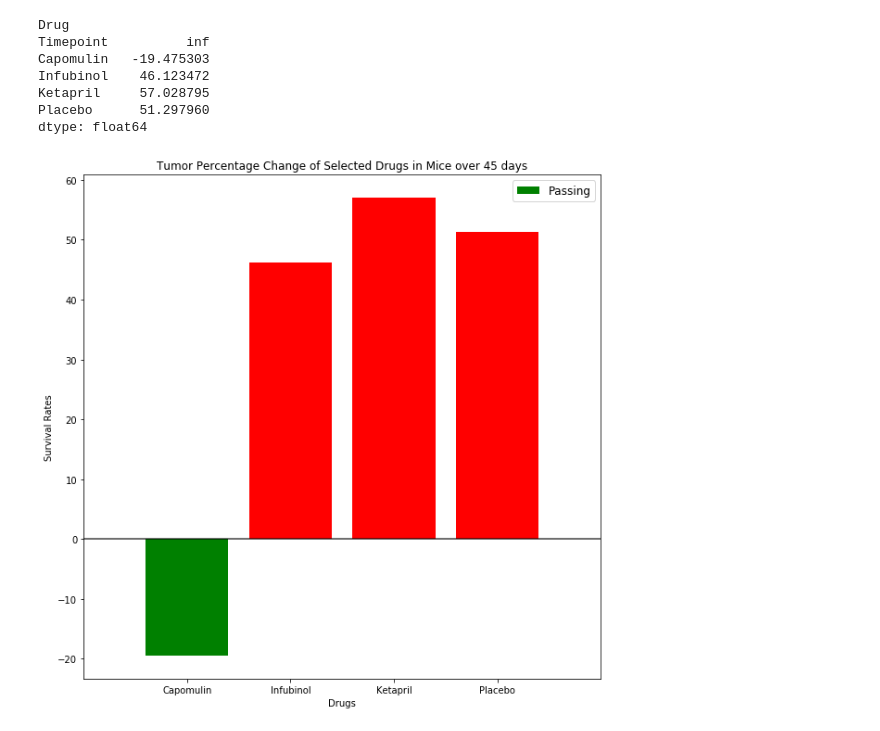
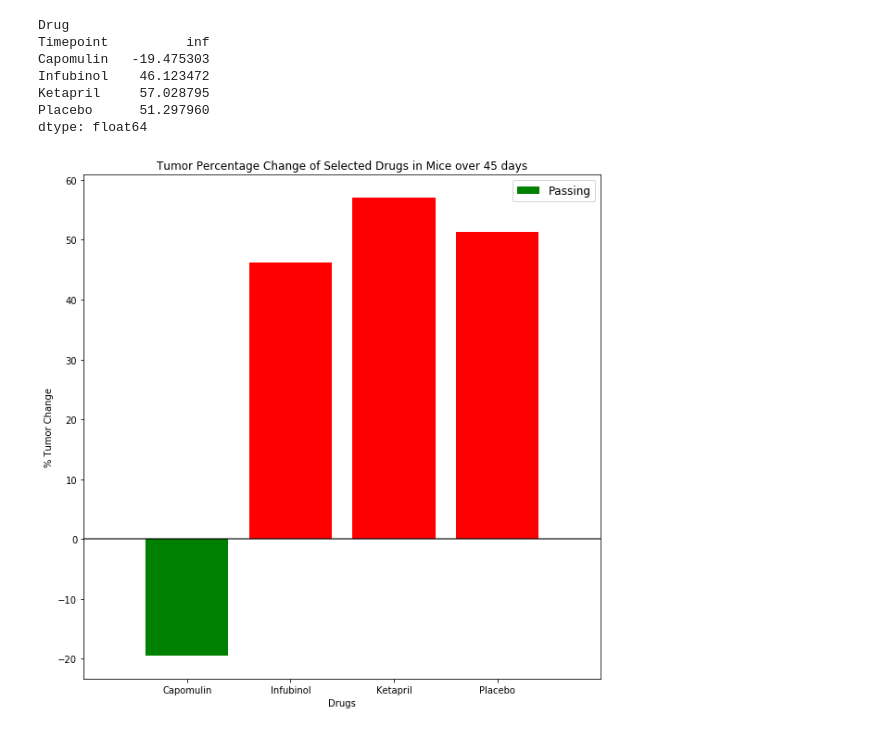
Before and after one commit to ReidP31/matplotlib-challenge, a Jupyter notebook: Pymaceuticals/pymaceuticals_starter.ipynb, the cells around one changed output. Saved outputs shown, nothing was run; the diff lists cells and outputs as text; code cells hidden in the pictures.

```diff
--- a/Pymaceuticals/pymaceuticals_starter.ipynb
+++ b/Pymaceuticals/pymaceuticals_starter.ipynb
@@ -336,36 +359,35 @@ tumor_pct_change_tuple = (tumor_pct_change[1],tumor_pct_change[2],tumor_pct_chan
 
 # Splice the data between passing and failing drugs
 passing_drugs = tumor_pct_change_tuple[0]
 failing_drugs = tumor_pct_change_tuple[1:4]
 
 
-
-
-
 # Orient widths. Add labels, tick marks, etc.
 plt.figure(figsize=(10,10))
 x = np.arange(len(tumor_pct_change_tuple))
 plt.xlim(-1, len(tumor_pct_change_tuple))
 tick_locations = [value for value in x]
 
 
-# Use functions to label the percentages of changes
+# Use functions to label the percentages of changes according to Drug
 Drugs = MTV_by_Drug_and_Timepoint_df['Drug'].unique()
 plt.xticks(tick_locations, Drugs)
 
 # Call functions to implement the function calls
 
 plt.bar(x, tumor_pct_change_tuple, color=['green','red','red','red'], label="Passing")
 plt.legend(loc="best", fontsize="large", fancybox=True)
 plt.hlines(0, -1, len(tumor_pct_change_tuple), alpha=0.75)
 
 plt.title("Tumor Percentage Change of Selected Drugs in Mice over 45 days")
 plt.xlabel("Drugs")
-plt.ylabel("Survival Rates")
+plt.ylabel("% Tumor Change")
+
 # Save the Figure
+plt.savefig("../Images/Tumor % Change of Selected Drugs in Mice over 45 Days")
 
 
 # Show the Figure
 fig.show()
 # %% [output]
-[figure, old version]
+[figure, new version]
```
Also changed, not shown: parts of 16 cells of this notebook.
